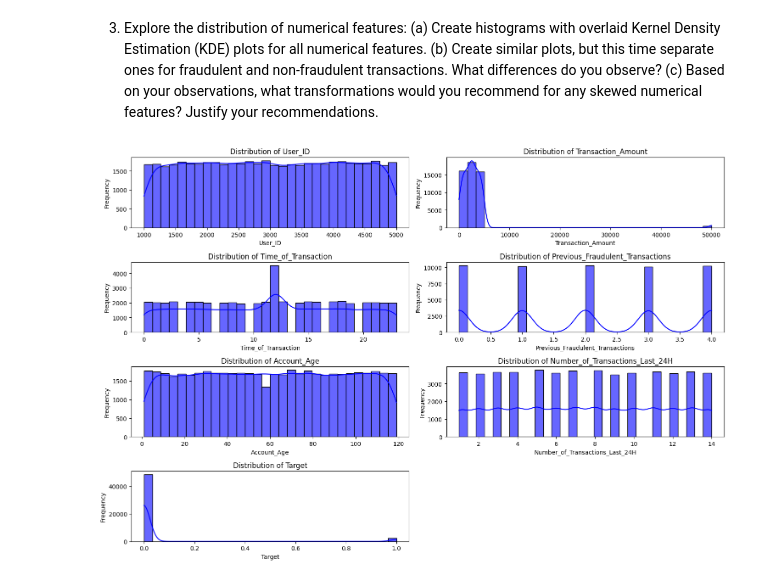
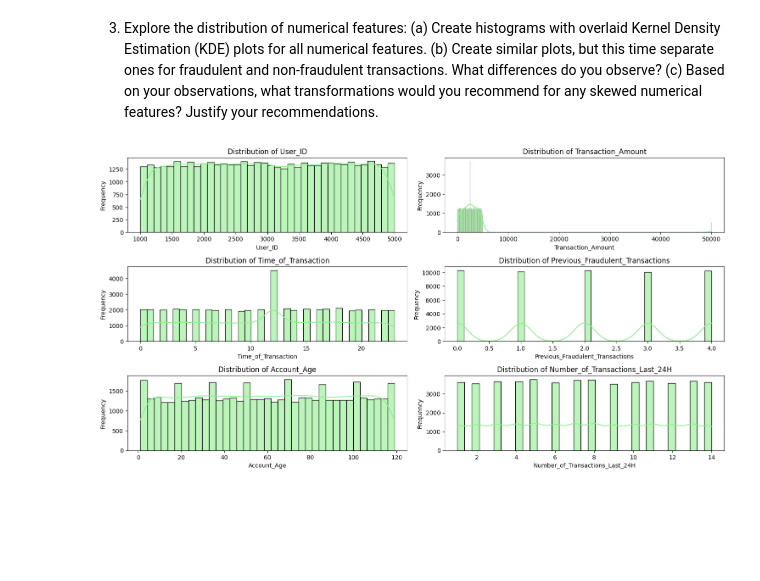
Before and after one commit to ruksad/descriptive-stats, a Jupyter notebook: lectures/24_22Mar_weekend/assignment/RYPDI0GT7H.ipynb, the cells around one changed output. Drawn from its saved outputs; the diff is of its cells as text; code cells hidden in the pictures; blank space fills up the shorter version.

```diff
--- a/lectures/24_22Mar_weekend/assignment/RYPDI0GT7H.ipynb
+++ b/lectures/24_22Mar_weekend/assignment/RYPDI0GT7H.ipynb
@@ -220,7 +220,8 @@ numerical_col= clean_fraud_data.select_dtypes(include=['float64','int64']).colum
 
 for col in numerical_col:
     if clean_fraud_data[col].isnull().sum()>0:
-        clean_fraud_data[col].fillna(clean_fraud_data[col].median(), inplace=True)
+        median= clean_fraud_data[col].median()
+        clean_fraud_data[col].fillna(median, inplace=True)
 
 clean_fraud_data.info()
 # %% [output]
@@ -316,22 +323,22 @@ skewed numerical features? Justify your recommendations.
 # %%
 import pandas as pd
 import seaborn as sns
 import matplotlib.pyplot as plt
 
 # Assuming fraud_data is your DataFrame
 # Select numerical features
 numerical_features = clean_fraud_data.select_dtypes(include=['float64', 'int64']).columns
-
+numerical_features= [col for col in numerical_features if col!='Target']
 # Create histograms with KDE plots for all numerical features
 plt.figure(figsize=(15, 10))  # Adjust figure size for better readability
 for i, col in enumerate(numerical_features, 1):
     plt.subplot(len(numerical_features) // 2 + 1, 2, i)  # Create subplots
-    sns.histplot(clean_fraud_data[col], kde=True, bins=30, color='blue', alpha=0.6)
+    sns.histplot(clean_fraud_data[col], kde=True, color='lightgreen', alpha=0.6)
     plt.title(f'Distribution of {col}')
     plt.xlabel(col)
     plt.ylabel('Frequency')
 
 plt.tight_layout()  # Adjust layout to prevent overlap
 plt.show()
 # %% [output]
-[figure, old version]
+[figure, new version]
```
Also changed, not shown: parts of 6 cells of this notebook.
